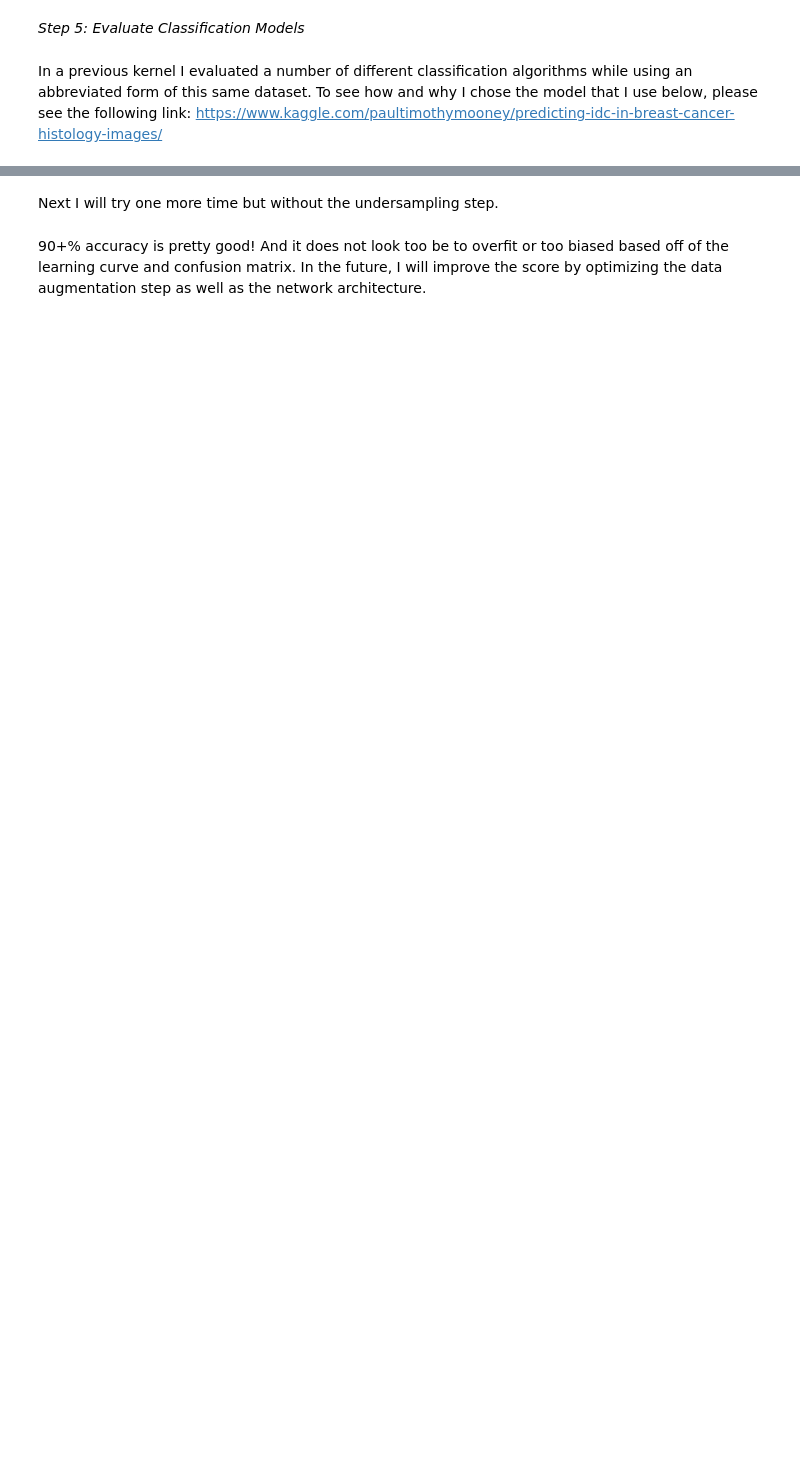
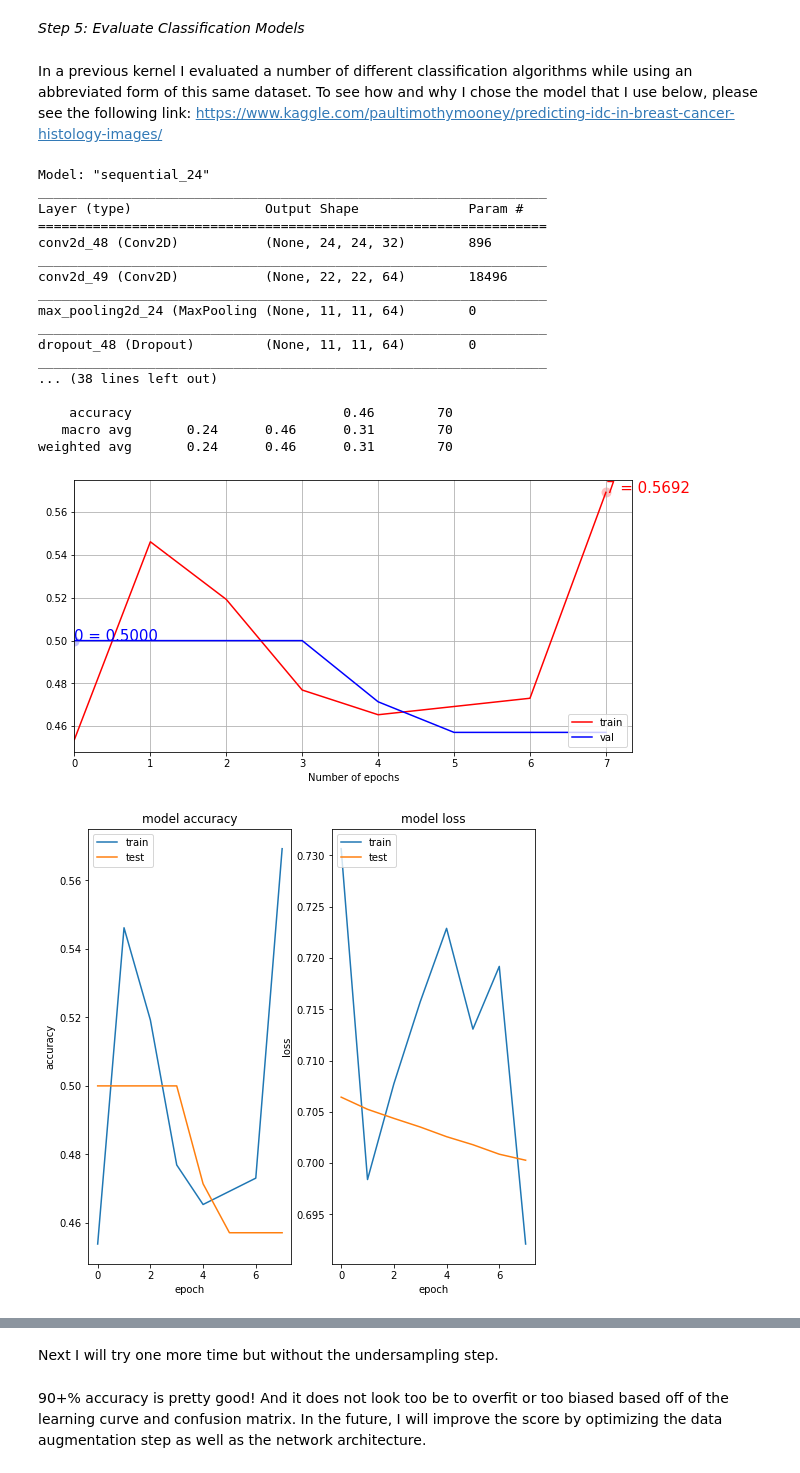
Before and after one commit to tbaums/ml-sandbox, a Jupyter notebook: tutorial-medical-image-class/medical-image-classification.ipynb, the cells around one changed output, grey strips where cells are left out. Drawn from its saved outputs; the diff is of its cells as text; code cells hidden in the pictures; blank space fills up the shorter version.

```diff
--- a/tutorial-medical-image-class/medical-image-classification.ipynb
+++ b/tutorial-medical-image-class/medical-image-classification.ipynb
@@ -284,9 +326,7 @@ print(dict_characters)
 # %% [markdown]
 *Step 4: Define Helper Functions for the Classification Task*
 # %%
-from sklearn.utils import class_weight
-class_weight = class_weight.compute_class_weight('balanced', np.unique(Y_train), Y_train)
-print("Old Class Weights: ",class_weight)
-from sklearn.utils import class_weight
-class_weight2 = class_weight.compute_class_weight('balanced', np.unique(Y_trainRos), Y_trainRos)
-print("New Class Weights: ",class_weight2)
+class_weight_old = class_weight.compute_class_weight('balanced', np.unique(Y_train), Y_train)
+print("Old Class Weights: ",class_weight_old)
+class_weight_new = class_weight.compute_class_weight('balanced', np.unique(Y_trainRos), Y_trainRos)
+print("New Class Weights: ",class_weight_new)
@@ -306,8 +349,8 @@ class MetricsCheckpoint(Callback):
 
 def plotKerasLearningCurve():
     plt.figure(figsize=(10,5))
-    metrics = np.load('logs.npy')[()]
-    filt = ['acc'] # try to add 'loss' to see the loss learning curve
+    metrics = np.load('logs.npy', allow_pickle=True)[()]
+    filt = ['accuracy'] # try to add 'loss' to see the loss learning curve
     for k in filter(lambda x : np.any([kk in x for kk in filt]), metrics.keys()):
         l = np.array(metrics[k])
         plt.plot(l, c= 'r' if 'val' not in k else 'b', label='val' if 'val' in k else 'train')
@@ -350,8 +393,8 @@ def plot_confusion_matrix(cm, classes,
 def plot_learning_curve(history):
     plt.figure(figsize=(8,8))
     plt.subplot(1,2,1)
-    plt.plot(history.history['acc'])
-    plt.plot(history.history['val_acc'])
+    plt.plot(history.history['accuracy'])
+    plt.plot(history.history['val_accuracy'])
     plt.title('model accuracy')
     plt.ylabel('accuracy')
     plt.xlabel('epoch')
@@ -394,33 +437,60 @@ def runKerasCNNAugment(a,b,c,d,e,f):
     model.add(Dropout(0.5))
     model.add(Dense(num_classes, activation='softmax'))
     model.compile(loss=keras.losses.categorical_crossentropy,
                   optimizer=keras.optimizers.Adadelta(),
                   metrics=['accuracy'])
+    print(model.summary())
     datagen = ImageDataGenerator(
         featurewise_center=False,  # set input mean to 0 over the dataset
         samplewise_center=False,  # set each sample mean to 0
         featurewise_std_normalization=False,  # divide inputs by std of the dataset
         samplewise_std_normalization=False,  # divide each input by its std
         zca_whitening=False,  # apply ZCA whitening
         rotation_range=20,  # randomly rotate images in the range (degrees, 0 to 180)
         width_shift_range=0.2,  # randomly shift images horizontally (fraction of total width)
         height_shift_range=0.2,  # randomly shift images vertically (fraction of total height)
         horizontal_flip=True,  # randomly flip images
         vertical_flip=True)  # randomly flip images
-    history = model.fit_generator(datagen.flow(a,b, batch_size=32),
-                        steps_per_epoch=len(a) / 32, epochs=epochs,class_weight=f, validation_data = [c, d],callbacks = [MetricsCheckpoint('logs')])
+    history = model.fit(datagen.flow(a,b, batch_size=32),
+                                  steps_per_epoch=len(a) / 32,
+                                  epochs=epochs,
+#                                   class_weight=f,
+                                  validation_data =(c, d),
+                                  callbacks = [MetricsCheckpoint('logs')]
+                                 )
     score = model.evaluate(c,d, verbose=0)
     print('\nKeras CNN #1C - accuracy:', score[1],'\n')
     y_pred = model.predict(c)
     map_characters = {0: 'IDC(-)', 1: 'IDC(+)'}
     print('\n', sklearn.metrics.classification_report(np.where(d > 0)[1], np.argmax(y_pred, axis=1), target_names=list(map_characters.values())), sep='')
     Y_pred_classes = np.argmax(y_pred,axis=1)
     Y_true = np.argmax(d,axis=1)
     plotKerasLearningCurve()
     plt.show()
     plot_learning_curve(history)
     plt.show()
     confusion_mtx = confusion_matrix(Y_true, Y_pred_classes)
     plot_confusion_matrix(confusion_mtx, classes = list(dict_characters.values()))
     plt.show()
-runKerasCNNAugment(X_trainRosReshaped, Y_trainRosHot, X_testRosReshaped, Y_testRosHot,2,class_weight2)
+runKerasCNNAugment(X_trainRosReshaped, Y_trainRosHot, X_testRosReshaped, Y_testRosHot,2,class_weight_new)
+# print(Y_trainRosHot)
+# %% [output]
+Model: "sequential_24"
+_________________________________________________________________
+Layer (type)                 Output Shape              Param #
+=================================================================
+conv2d_48 (Conv2D)           (None, 24, 24, 32)        896
+_________________________________________________________________
+conv2d_49 (Conv2D)           (None, 22, 22, 64)        18496
+_________________________________________________________________
+max_pooling2d_24 (MaxPooling (None, 11, 11, 64)        0
+_________________________________________________________________
+dropout_48 (Dropout)         (None, 11, 11, 64)        0
+_________________________________________________________________
+... (38 lines left out)
+
+    accuracy                           0.46        70
+   macro avg       0.24      0.46      0.31        70
+weighted avg       0.24      0.46      0.31        70
+[figure, added]
+[figure, added]
```
Also changed, not shown: parts of 18 cells of this notebook.
